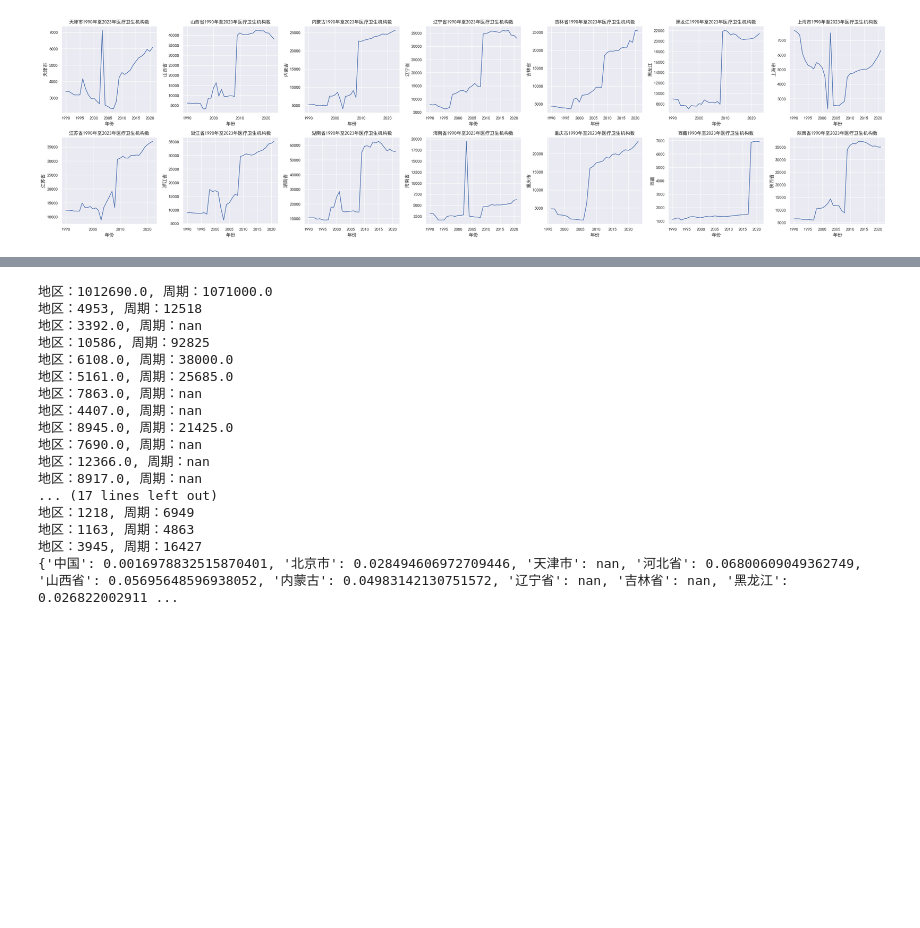
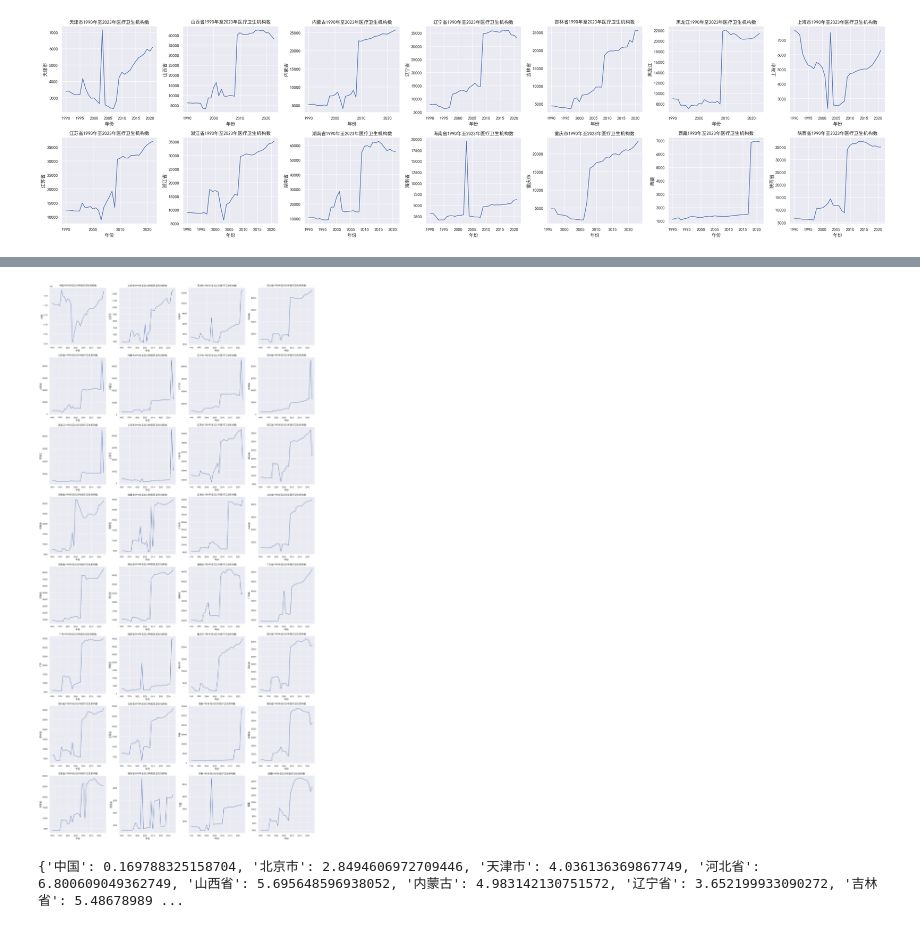
Before and after one commit to Eilok/2024-MathModel-medicine, a Jupyter notebook: first_q.ipynb, the cells around one changed output, grey strips where cells are left out. Cells and saved outputs as stored; diff of their text form; code cells hidden in the pictures; blank space fills up the shorter version.

```diff
--- a/first_q.ipynb
+++ b/first_q.ipynb
@@ -88,0 +125,12 @@ plt.show()
+# %%
+# 将数据类型推断为更明确的类型
+df = df.infer_objects()
+
+# 使用线性插值填充缺失值
+interpolated_df = df.interpolate(method='linear')
+
+# 针对重庆市的数据，使用前向填充
+interpolated_df = df.ffill(axis=1)
+
+# 检查插值后的数据
+print(interpolated_df.isna().sum())
@@ -89,3 +155,20 @@ plt.show()
+# %%
+# 观察数据趋势，比较不同地区医疗机构的数量变化情况
+cities = df.columns[1:]
+sns.set_theme(style="darkgrid")
+fig, axes = plt.subplots(nrows=8, ncols=4, figsize=(20, 40))
+
+axes = axes.flatten()
+for i, city in enumerate(cities):
+    plt.rcParams['font.sans-serif'] = ['SimHei']  # 设置中文字体
+    plt.rcParams['axes.unicode_minus'] = False  # 设置负号显示
+    sns.lineplot(data=interpolated_df, x='年份', y=city, ax=axes[i])
+    axes[i].set_title(f'{city}1990年至2023年医疗卫生机构数')
+
+plt.tight_layout()
+plt.show()
+# %% [output]
+[figure, added]
 # %%
 # 年均增长率函数（CAGR）
 def calculate_cagr(start, end, periods):
@@ -96,29 +179,12 @@ regions = df.columns[1:]  # 排除年份列
 growth_rates = {}
 
 for region in regions:
-    start_value = df[region].iloc[0]
-    end_value = df[region].iloc[-1]
-    periods = df['年份'].iloc[-1] - df['年份'].iloc[0]
-    print(f"地区：{start_value}, 周期：{end_value}")
+    start_value = interpolated_df[region].iloc[0]
+    end_value = interpolated_df[region].iloc[-1]
+    periods = interpolated_df['年份'].iloc[-1] - interpolated_df['年份'].iloc[0]
     growth_rate = calculate_cagr(start_value, end_value, periods)
-    growth_rates[region] = growth_rate
+    growth_rates[region] = growth_rate * 100
 
 print(growth_rates)
 # %% [output]
-地区：1012690.0, 周期：1071000.0
-地区：4953, 周期：12518
-地区：3392.0, 周期：nan
-地区：10586, 周期：92825
-地区：6108.0, 周期：38000.0
-地区：5161.0, 周期：25685.0
-地区：7863.0, 周期：nan
-地区：4407.0, 周期：nan
-地区：8945.0, 周期：21425.0
-地区：7690.0, 周期：nan
-地区：12366.0, 周期：nan
-地区：8917.0, 周期：nan
-... (17 lines left out)
-地区：1218, 周期：6949
-地区：1163, 周期：4863
-地区：3945, 周期：16427
-{'中国': 0.0016978832515870401, '北京市': 0.028494606972709446, '天津市': nan, '河北省': 0.06800609049362749, '山西省': 0.05695648596938052, '内蒙古': 0.04983142130751572, '辽宁省': nan, '吉林省': nan, '黑龙江': 0.026822002911 ...
+{'中国': 0.169788325158704, '北京市': 2.8494606972709446, '天津市': 4.036136369867749, '河北省': 6.800609049362749, '山西省': 5.695648596938052, '内蒙古': 4.983142130751572, '辽宁省': 3.652199933090272, '吉林省': 5.48678989 ...
```
Also changed, not shown: parts of 6 cells of this notebook.
